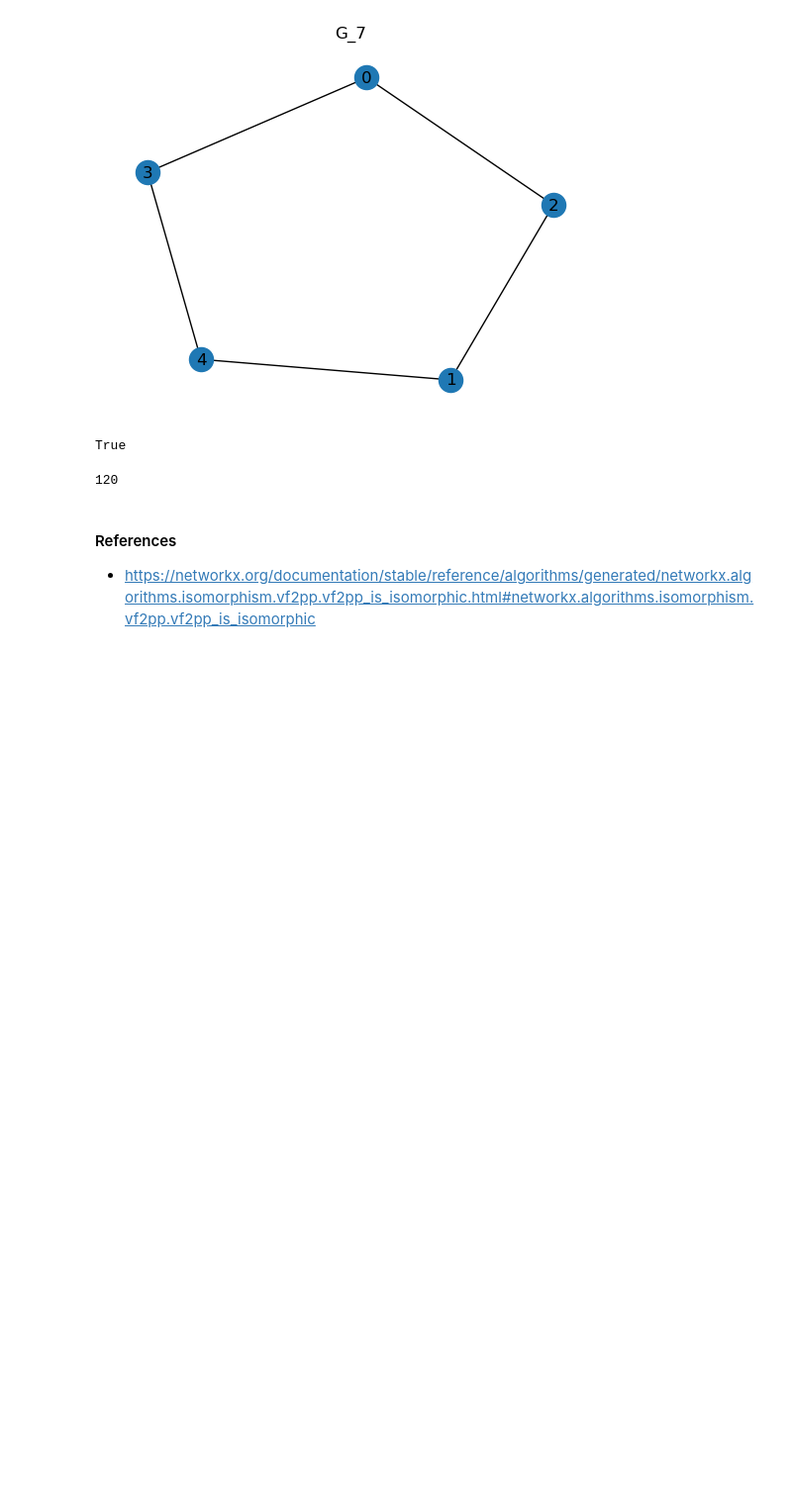
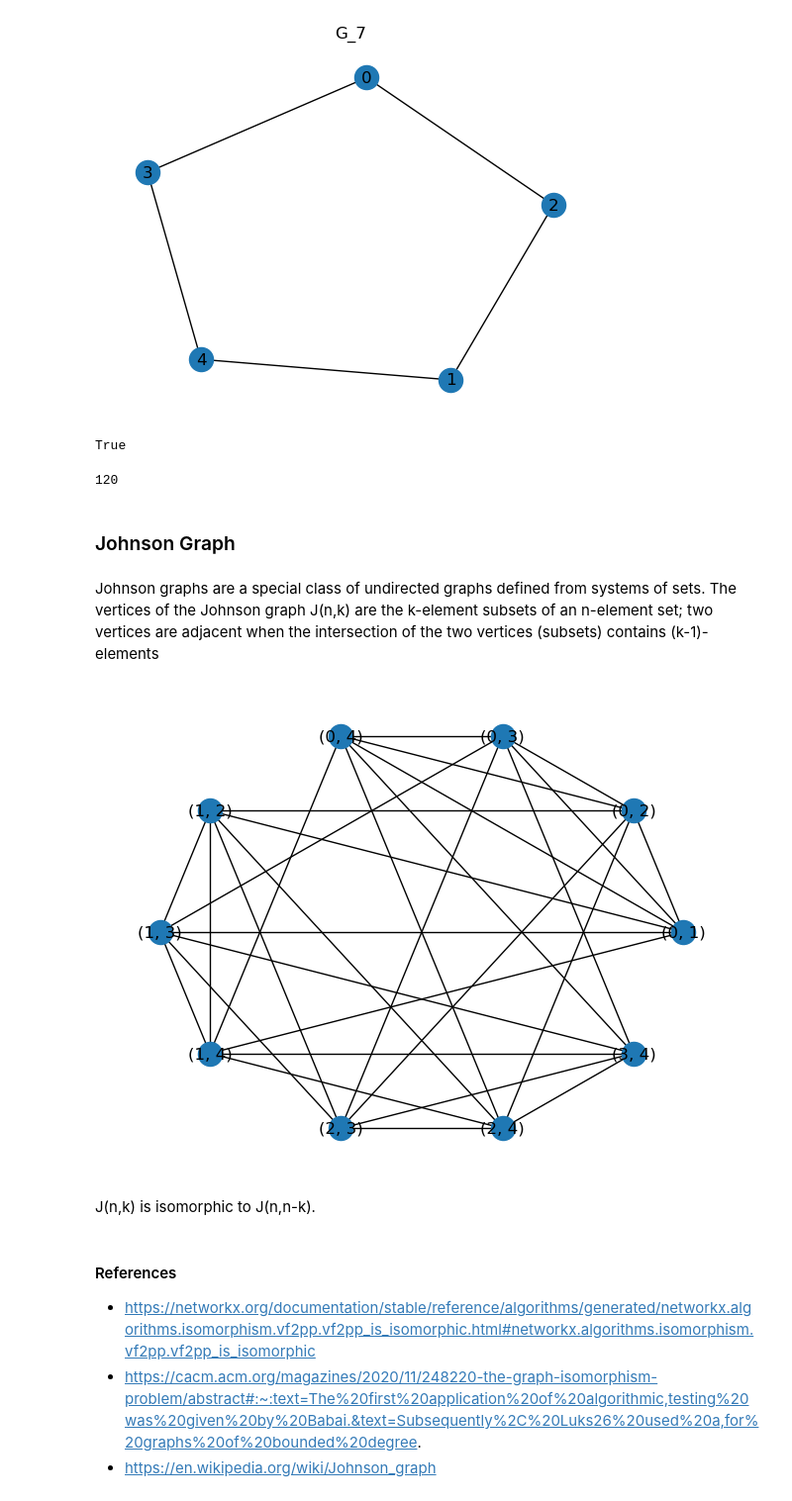
Before and after one commit to RoseDownes/Graph_Theory_Project, a Jupyter notebook: graph_isomorphism.ipynb, the cells around one changed output. Shown at 99% size. Saved outputs shown, nothing was run; the diff lists cells and outputs as text; code cells hidden in the pictures; blank space fills up the shorter version.

Commit message:
Johnson graph

```diff
--- a/graph_isomorphism.ipynb
+++ b/graph_isomorphism.ipynb
@@ -199,6 +199,32 @@ with open("data/isomorphic_graphs.txt", "w") as f:
                 f.write(f"Graph {i} and graph {permuted_graphs.index(g2)} are Not Isomorphic.\n")
 # %% [output]
 120
+# %% [markdown]
+### Johnson Graph
+# %% [markdown]
+ Johnson graphs are a special class of undirected graphs defined from systems of sets. The vertices of the Johnson graph J(n,k) are the k-element subsets of an n-element set; two vertices are adjacent when the intersection of the two vertices (subsets) contains (k-1)-elements
+# %%
+def johnson_graph(n, k):
+
+    J = nx.Graph()
+    for i in range(n+1):
+        for S in combinations(range(n), i):
+            if len(S) == k:
+                J.add_node(S)
+    for S in J.nodes():
+        for T in J.nodes():
+            if len(set(S).intersection(set(T))) == k-1:
+                J.add_edge(S, T)
+    return J
+# %%
+J = johnson_graph(5, 2)
+nx.draw_circular(J, with_labels=True)
+# %% [output]
+[figure, added]
+# %% [markdown]
+J(n,k) is isomorphic to J(n,n-k).
 # %% [markdown]
 #### References
 - https://networkx.org/documentation/stable/reference/algorithms/generated/networkx.algorithms.isomorphism.vf2pp.vf2pp_is_isomorphic.html#networkx.algorithms.isomorphism.vf2pp.vf2pp_is_isomorphic
+- https://cacm.acm.org/magazines/2020/11/248220-the-graph-isomorphism-problem/abstract#:~:text=The%20first%20application%20of%20algorithmic,testing%20was%20given%20by%20Babai.&text=Subsequently%2C%20Luks26%20used%20a,for%20graphs%20of%20bounded%20degree.
+- https://en.wikipedia.org/wiki/Johnson_graph
```
